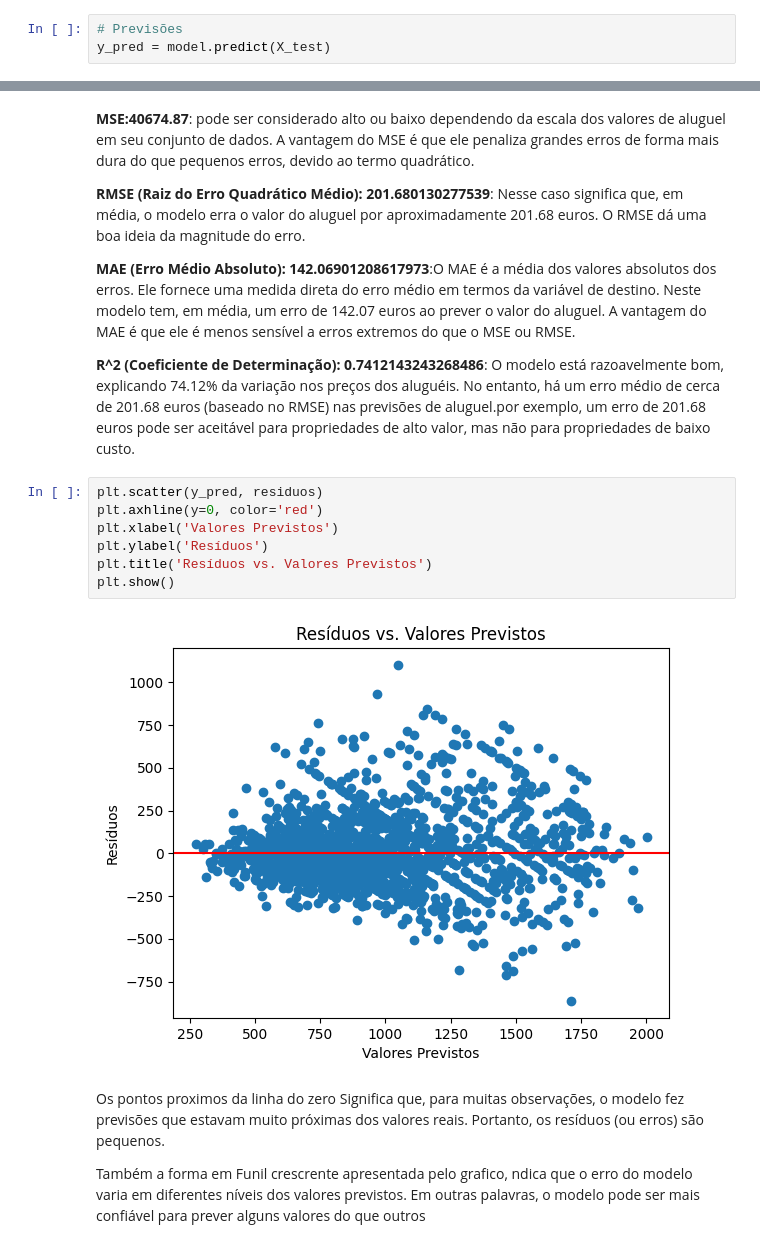
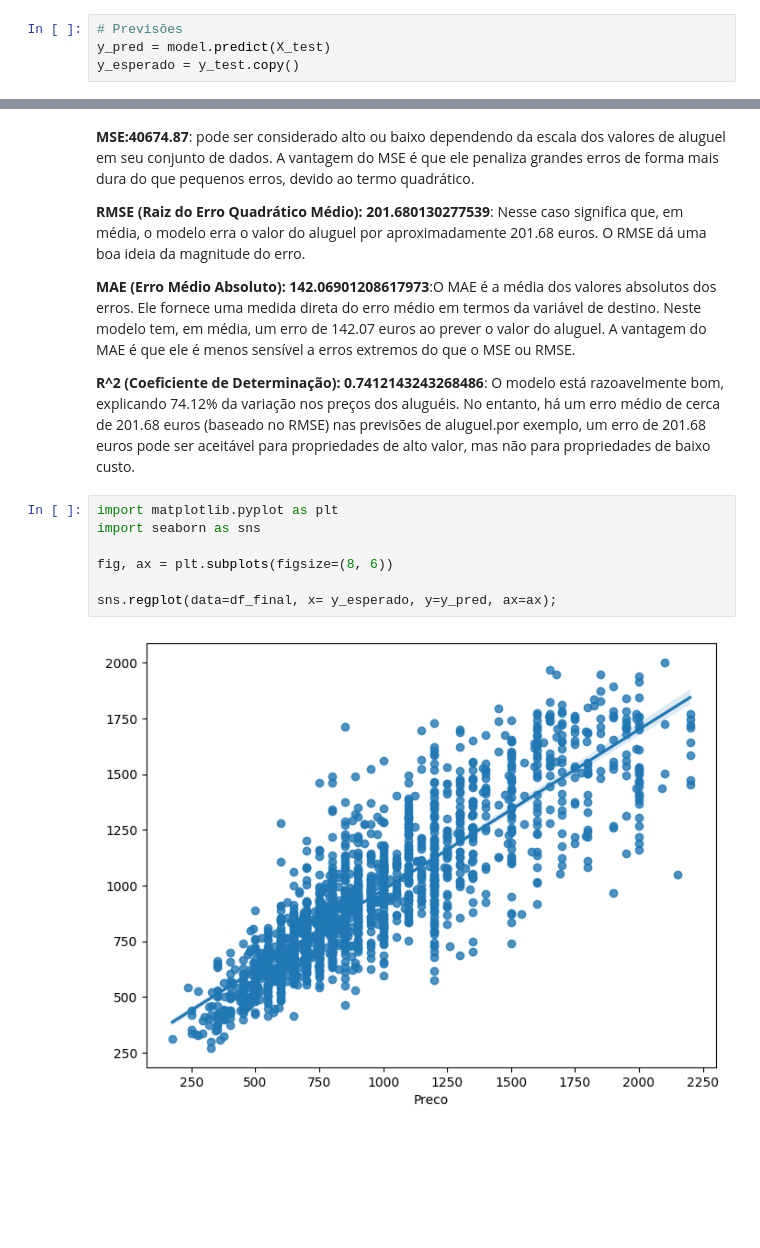
Before and after one commit to johnosd/MPAlugueisLisboa, a Jupyter notebook: src/Notebooks/9 - Regressao Linear Multipla e Random Forest.ipynb, the cells around one changed output, grey strips where cells are left out. Drawn from its saved outputs; the diff is of its cells as text; blank space fills up the shorter version.

```diff
--- a/src/Notebooks/9 - Regressao Linear Multipla e Random Forest.ipynb
+++ b/src/Notebooks/9 - Regressao Linear Multipla e Random Forest.ipynb
@@ -257,6 +257,7 @@ Pipeline(steps=[('preprocessor',
 # %%
 # Previsões
 y_pred = model.predict(X_test)
+y_esperado = y_test.copy()
 # %%
 # Métricas de desempenho
 print("MSE:", mean_squared_error(y_test, y_pred))
@@ -276,16 +277,12 @@ R^2: 0.7412143243268486
 **MAE (Erro Médio Absoluto): 142.06901208617973**:O MAE é a média dos valores absolutos dos erros. Ele fornece uma medida direta do erro médio em termos da variável de destino. Neste modelo tem, em média, um erro de 142.07 euros ao prever o valor do aluguel. A vantagem do MAE é que ele é menos sensível a erros extremos do que o MSE ou RMSE.
 
 **R^2 (Coeficiente de Determinação): 0.7412143243268486**: O modelo está razoavelmente bom, explicando 74.12% da variação nos preços dos aluguéis. No entanto, há um erro médio de cerca de 201.68 euros (baseado no RMSE) nas previsões de aluguel.por exemplo, um erro de 201.68 euros pode ser aceitável para propriedades de alto valor, mas não para propriedades de baixo custo.
-# %%
-plt.scatter(y_pred, residuos)
-plt.axhline(y=0, color='red')
-plt.xlabel('Valores Previstos')
-plt.ylabel('Resíduos')
-plt.title('Resíduos vs. Valores Previstos')
-plt.show()
-# %% [output]
-[figure, removed]
-# %% [markdown]
-Os pontos proximos da linha do zero Significa que, para muitas observações, o modelo fez previsões que estavam muito próximas dos valores reais. Portanto, os resíduos (ou erros) são pequenos.
-
-Também a forma em Funil crescrente apresentada pelo grafico, ndica que o erro do modelo varia em diferentes níveis dos valores previstos. Em outras palavras, o modelo pode ser mais confiável para prever alguns valores do que outros
+# %%
+import matplotlib.pyplot as plt
+import seaborn as sns
+
+fig, ax = plt.subplots(figsize=(8, 6))
+
+sns.regplot(data=df_final, x= y_esperado, y=y_pred, ax=ax);
+# %% [output]
+[figure, added]
```
Also changed, not shown: parts of 1 cell of this notebook, 6 other files.
